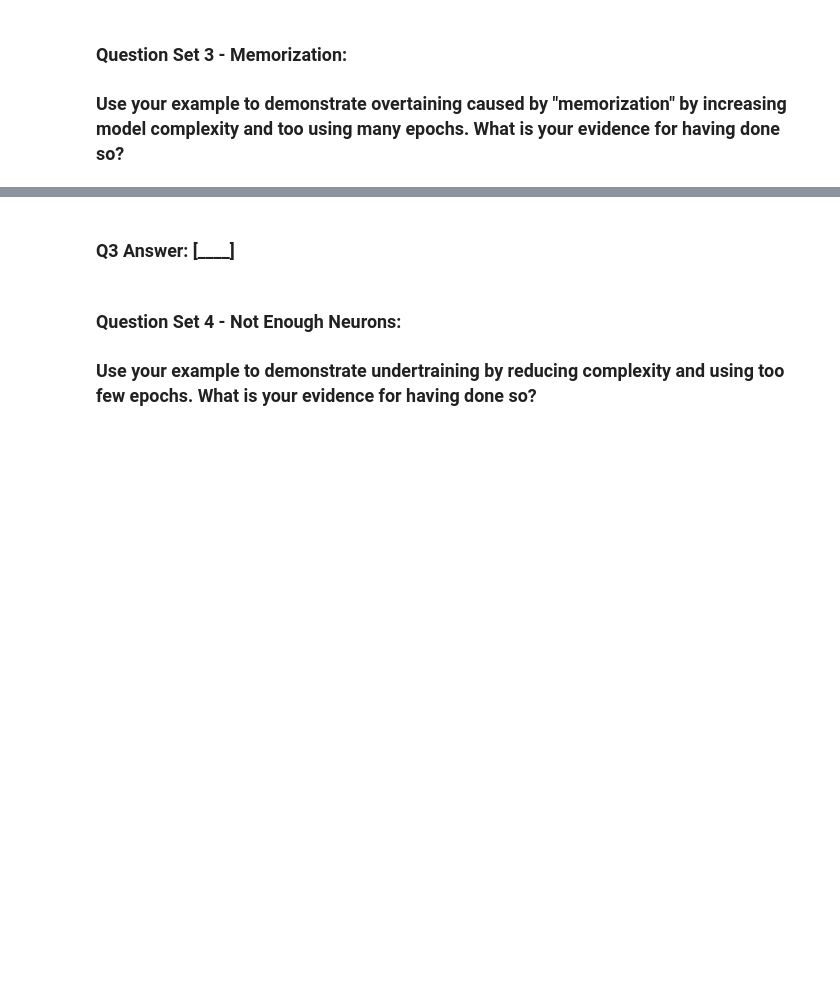
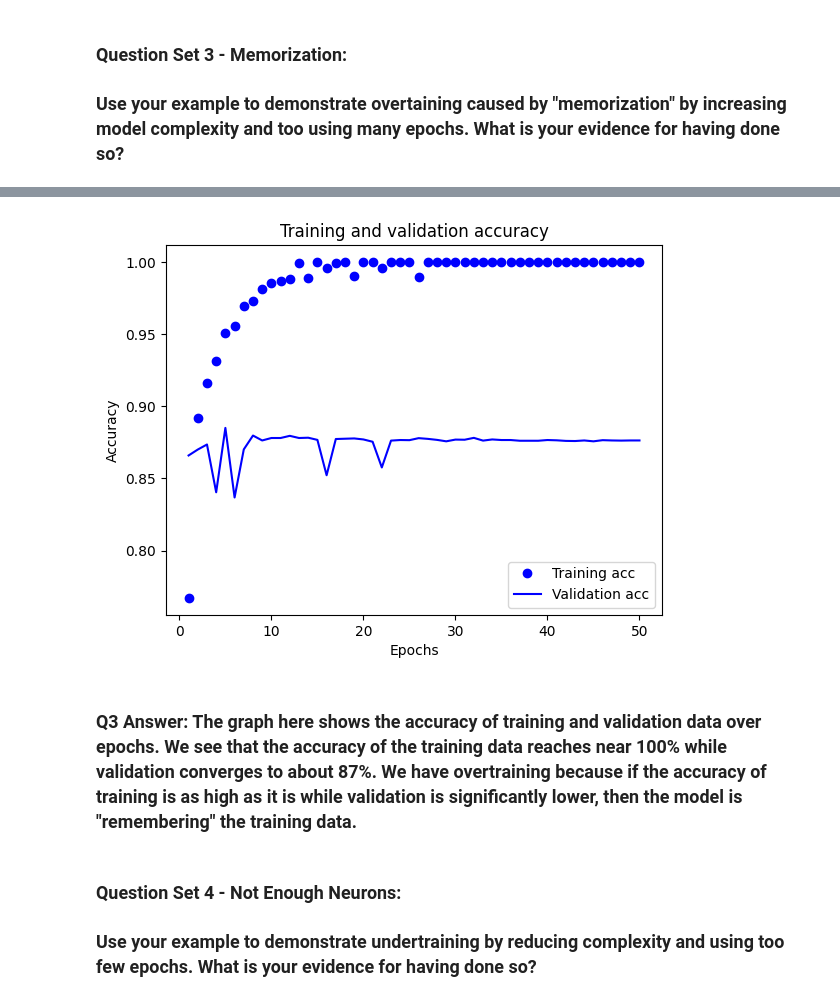
Before and after one commit to jpmendez42/GraduateSchool, a Jupyter notebook: Graduate School/Deep Learning/M3 Homework.ipynb, the cells around one changed output, grey strips where cells are left out. Drawn from its saved outputs; the diff is of its cells as text; code cells hidden in the pictures; blank space fills up the shorter version.

```diff
--- a/Graduate School/Deep Learning/M3 Homework.ipynb
+++ b/Graduate School/Deep Learning/M3 Homework.ipynb
@@ -681,5 +748,24 @@ test_mae_score
+# %%
+history_dict = history.history
+history_dict.keys()
+epocs = range(1, len(history_dict["loss"]) + 1)
+# %%
+history_dict = history.history
+
+plt.clf()
+acc = history_dict["accuracy"]
+val_acc = history_dict["val_accuracy"]
+plt.plot(epocs, acc, "bo", label="Training acc")
+plt.plot(epocs, val_acc, "b", label="Validation acc")
+plt.title("Training and validation accuracy")
+plt.xlabel("Epochs")
+plt.ylabel("Accuracy")
+plt.legend()
+plt.show()
+# %% [output]
+[figure, added]
 # %% [markdown]
-### Q3 Answer: [____]
+### Q3 Answer: The graph here shows the accuracy of training and validation data over epochs. We see that the accuracy of the training data reaches near 100% while validation converges to about 87%. We have overtraining because if the accuracy of training is as high as it is while validation is significantly lower, then the model is "remembering" the training data.
 # %% [markdown]
 ### Question Set 4 - Not Enough Neurons:
 
```
Also changed, not shown: parts of 33 cells of this notebook.
